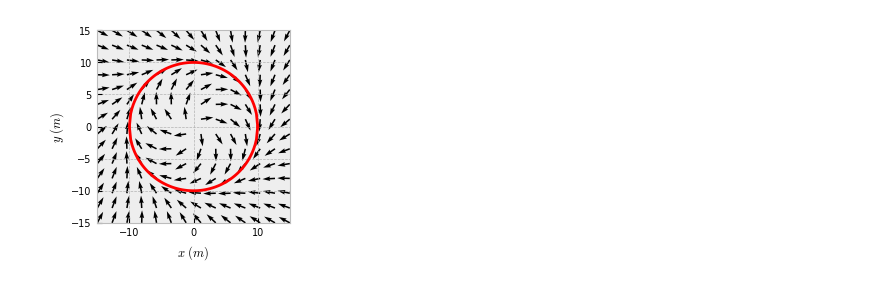
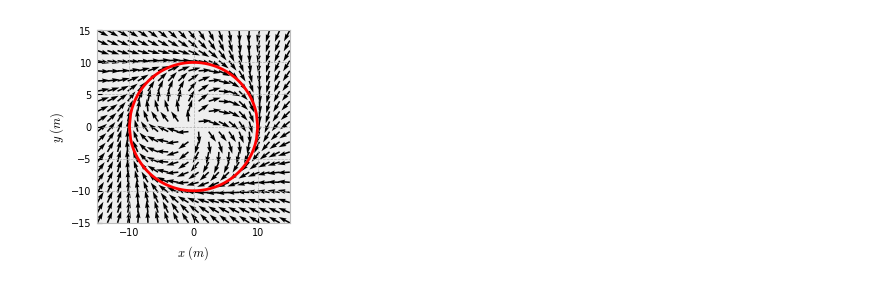
Before and after one commit to msramada/Control-Importance-Distribution-Algorithm-CIDA-, a Jupyter notebook: vectorField.ipynb, the cells around one changed output. Drawn from its saved outputs; the diff is of its cells as text; code cells hidden in the pictures.

```diff
--- a/vectorField.ipynb
+++ b/vectorField.ipynb
@@ -10,35 +10,35 @@ from Utilities.Dynamics_Constraints_Controller import *
 # %%
 fig, ax= plt.subplots(figsize=(2.5,2.5))
 limit = 15
-N = 14
+N = 20
 
 
 xc = np.linspace(-10,10,100)
 yc1 = np.sqrt(10**2-xc**2)
 yc2 = -np.sqrt(10**2-xc**2)
 xx, yy = np.meshgrid(np.linspace(-limit,limit,N),np.linspace(-limit,limit,N))
 gamma = np.arctan2(yy, xx)
 
 
 d = np.sqrt(xx**2 + yy**2)
 theta = gamma - np.pi/2 - np.arctan(0.3 * (d-r))
 a = 5
 beta = 0.3 / (1 + (0.3 * (d-r))**2)
 theta_c = theta + V/(d*a) * np.sin(theta - gamma) - beta/a*V*np.cos(theta-gamma)
 Fx = np.cos(theta_c)
 Fy = np.sin(theta_c)
 
 ax.quiver(xx, yy, Fx , Fy , color='k', width=0.008, zorder=1, scale=8, scale_units = 'inches')
 ax.plot(xc,yc1,'r')
 ax.plot(xc,yc2,'r')
 ax.axis('equal')
 ax.set_xlim((-limit,limit))
 ax.set_ylim((-limit,limit))
 ax.set_xlabel('$x\,\, (m)$', fontsize=9)
 ax.set_ylabel('$y\,\, (m)$', fontsize=9)
 fig.savefig('Figures/VectorField.pdf',bbox_inches ="tight")
 # %% [output]
-[figure, old version]
+[figure, new version]
 # %%
 limit = 15
 
```
Also changed, not shown: parts of 3 cells of this notebook, 16 other files.
